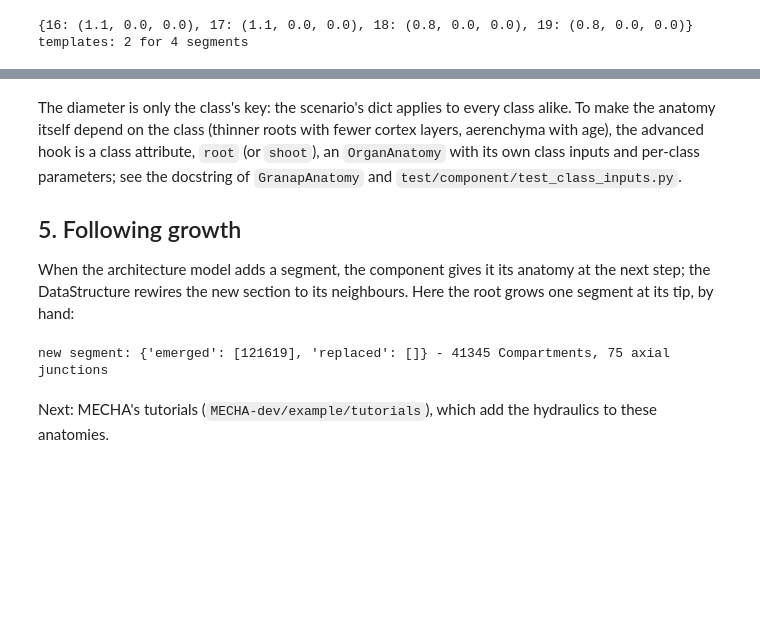
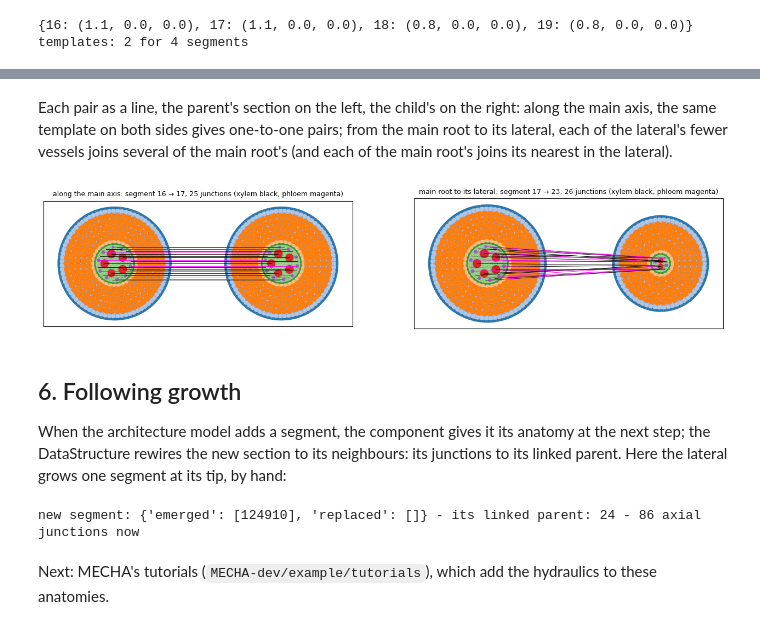
Before and after one commit to openalea-incubator/GRANAP-dev, a Jupyter notebook: example/tutorials/tutorial_metafspm_01_cross_sections.ipynb, the cells around one changed output, grey strips where cells are left out. Saved outputs shown, nothing was run; the diff lists cells and outputs as text; code cells hidden in the pictures; blank space fills up the shorter version.

Commit message:
Tutorial: how the sections are joined axially (junction rules, the multiscale traversal to the linked parent, a lateral on its bearer); RootAxis takes laterals; draw_section offset

```diff
--- a/example/tutorials/tutorial_metafspm_01_cross_sections.ipynb
+++ b/example/tutorials/tutorial_metafspm_01_cross_sections.ipynb
@@ -33,7 +34,8 @@ class RootAnatomies(CompositeModel):
     from_scale, nodes, wiring = "SubOrgan", "Compartment", junction_rules
 
     def __init__(self, data_structure, time_step):
-        self.anatomy = GranapAnatomy(data_structure=data_structure, time_step=time_step)
+        anatomy = self.initiators[-1]                                   # GranapAnatomy, or a subclass of it
+        self.anatomy = anatomy(data_structure=data_structure, time_step=time_step)
         self.declare_data_and_couple_components(translator_path=Translator(), components=(self.anatomy,))
 
     def run(self):
@@ -149,21 +217,39 @@ templates: 2 for 4 segments
+# %% [markdown]
+Each pair as a line, the parent's section on the left, the child's on the right: along the main axis, the same
+template on both sides gives one-to-one pairs; from the main root to its lateral, each of the lateral's fewer
+vessels joins several of the main root's (and each of the main root's joins its nearest in the lateral).
+# %%
+fig, axes = plt.subplots(1, 2, figsize=(16, 5.5))
+pairs = {"along the main axis": (segments[0], segments[1]), "main root to its lateral": (segments[1], segments[3])}
+for ax, (title, (parent, child)) in zip(axes, pairs.items()):
+    shift = (1.2, 0.)
+    draw_section(ax, ds, parent)
+    draw_section(ax, ds, child, offset=shift)
+    i_parent, i_child = list(segments).index(parent), list(segments).index(child)
+    e = np.flatnonzero(junction & (owner[view.tail] == i_parent) & (owner[view.head] == i_child))
+    x, y = ds.get("section_x"), ds.get("section_y")
+    for family, colour in ((xylem_tissues, "black"), (("phloem",), "magenta")):
+        chosen = e[np.isin(tissue[view.tail[e]], family)]
+        ax.plot(np.c_[x[view.tail[chosen]], x[view.head[chosen]] + shift[0]].T,
+                np.c_[y[view.tail[chosen]], y[view.head[chosen]] + shift[1]].T, color=colour, lw=0.6)
+    ax.set_title(f"{title}: segment {parent} → {child}, {e.size} junctions (xylem black, phloem magenta)", fontsize=9)
+plt.show()
+# %% [output]
+[figure, added]
 # %% [markdown]
-The diameter is only the class's key: the scenario's dict applies to every class alike. To make the anatomy
-itself depend on the class (thinner roots with fewer cortex layers, aerenchyma with age), the advanced hook is a
-class attribute, `root` (or `shoot`), an `OrganAnatomy` with its own class inputs and per-class parameters; see the
-docstring of `GranapAnatomy` and `test/component/test_class_inputs.py`.
-
-## 5. Following growth
+## 6. Following growth
 
 When the architecture model adds a segment, the component gives it its anatomy at the next step; the DataStructure
-rewires the new section to its neighbours. Here the root grows one segment at its tip, by hand:
+rewires the new section to its neighbours: its junctions to its linked parent. Here the lateral grows one segment
+at its tip, by hand:
 # %%
-tip = max(int(s) for s in ds.entity_ids("SubOrgan"))
+tip = int(segments[-1])                                               # the lateral's tip
 new = g.add_child(tip, edge_type="<", label=g.labels.SubOrgan.RootSegment)
-g.property("radius")[new], g.property("length")[new], g.property("distance_from_tip")[new] = 0.40e-3, 2e-4, 0.
+g.property("radius")[new], g.property("length")[new], g.property("distance_from_tip")[new] = 0.3e-3, 2e-4, 0.
 scene.run()
-print("new segment:", scene.populations[0].instance.anatomy.last_update,
-      f"- {ds.n_nodes()} Compartments, {int((ds.get('network_path') == 5).sum())} axial junctions")
+print("new segment:", scene.populations[0].instance.anatomy.last_update, "- its linked parent:",
+      g.linked_parent(new, g.scales.SubOrgan), f"- {int((ds.get('network_path') == 5).sum())} axial junctions now")
 # %% [output]
-new segment: {'emerged': [121619], 'replaced': []} - 41345 Compartments, 75 axial junctions
+new segment: {'emerged': [124910], 'replaced': []} - its linked parent: 24 - 86 axial junctions now
 # %% [markdown]
 Next: MECHA's tutorials (`MECHA-dev/example/tutorials`), which add the hydraulics to these anatomies.
```
Also changed, not shown: parts of 3 cells of this notebook, 3 other files.
